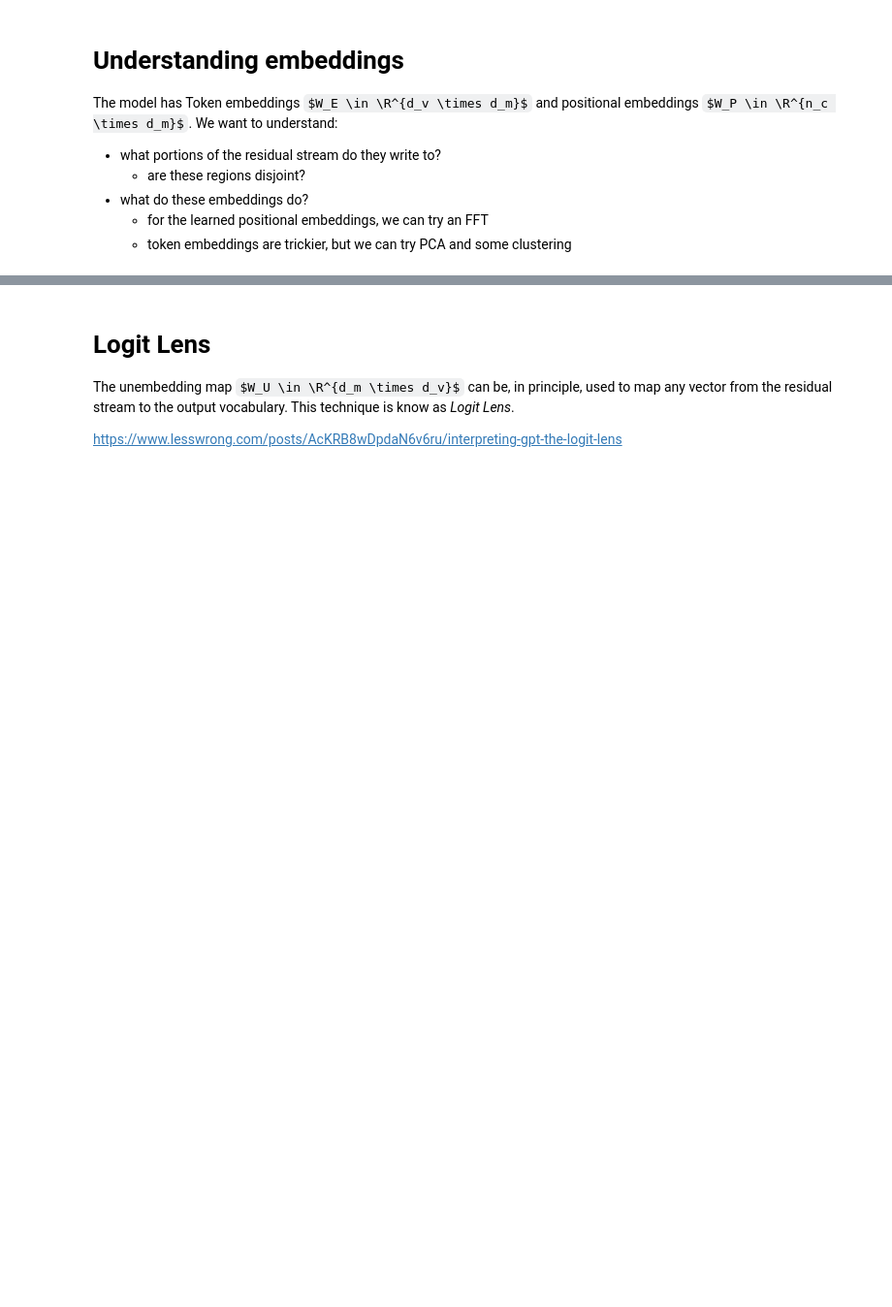
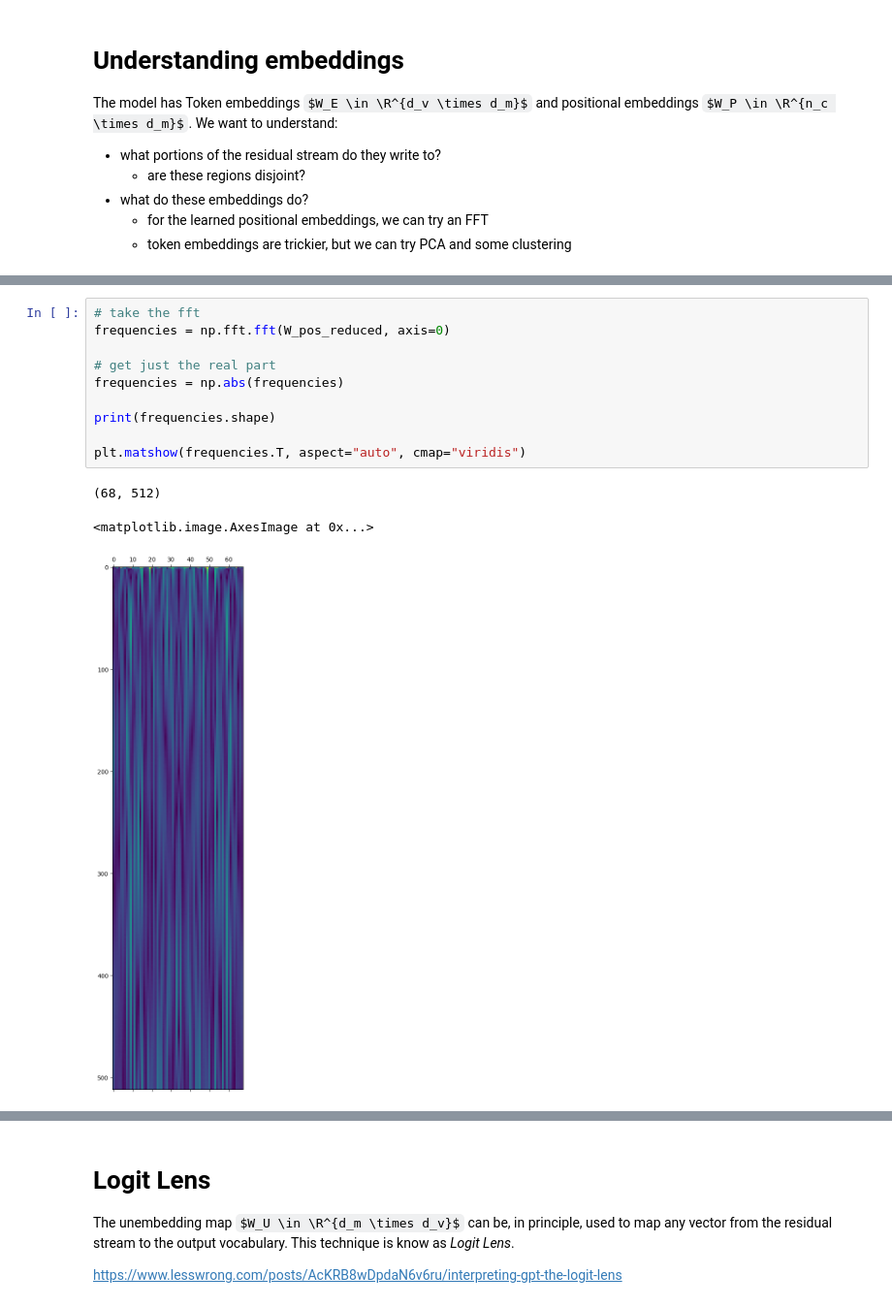
Before and after one commit to mines-opt-ml/decoding-gpt, a Jupyter notebook: notebooks/interpretability.ipynb, the cells around one changed output, grey strips where cells are left out. Shown at 97% size. Saved outputs shown, nothing was run; the diff lists cells and outputs as text; some formulas as TeX source; blank space fills up the shorter version.

```diff
--- a/notebooks/interpretability.ipynb
+++ b/notebooks/interpretability.ipynb
@@ -54,3 +72,17 @@ torch.Size([512, 768])
+# %%
+# take the fft
+frequencies = np.fft.fft(W_pos_reduced, axis=0)
+
+# get just the real part
+frequencies = np.abs(frequencies)
+
+print(frequencies.shape)
+
+plt.matshow(frequencies.T, aspect="auto", cmap="viridis")
+# %% [output]
+(68, 512)
+<matplotlib.image.AxesImage at 0x...>
+[figure, added]
 # %%
 def plot_dim_embedding_hist(model: HookedTransformer, r_0, r_1=None):
 
```
Also changed, not shown: parts of 8 cells of this notebook.
